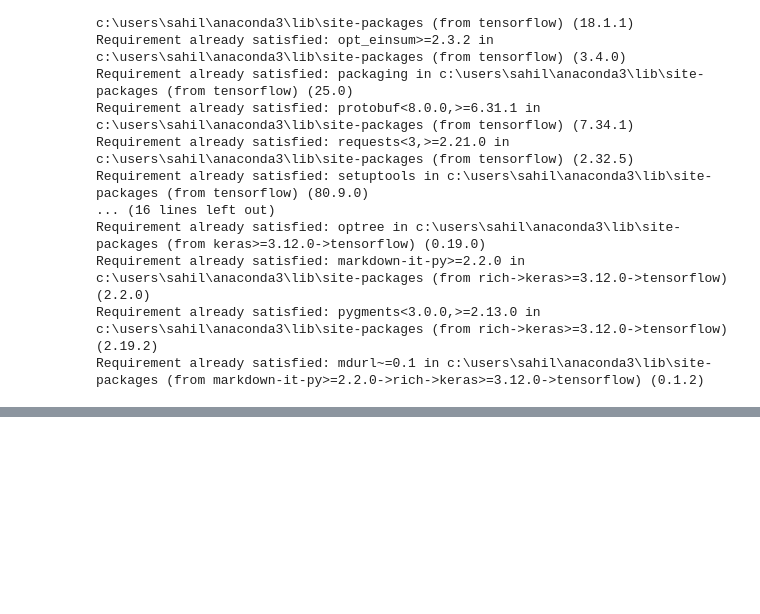
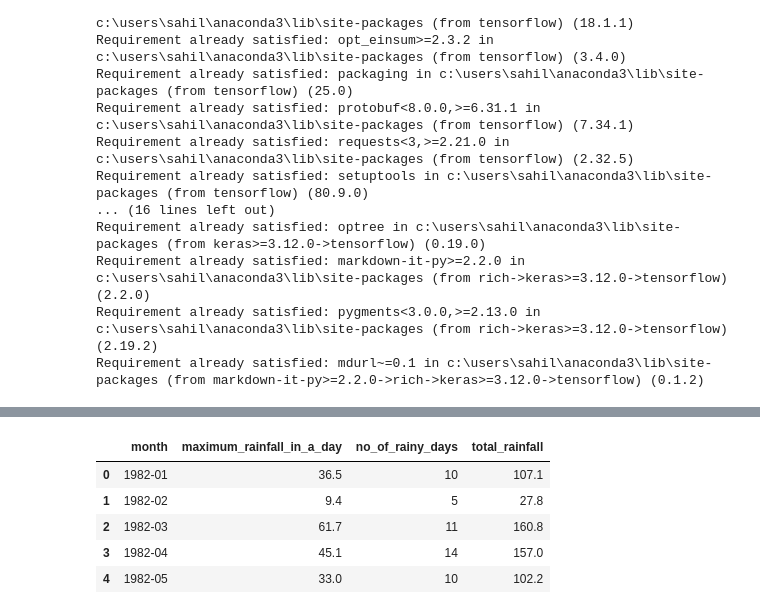
Before and after one commit to SahilLASKAR13/PROJECT, a Jupyter notebook: rainfall_pred/rainfall_pred.ipynb, the cells around one changed output, grey strips where cells are left out. Saved outputs shown, nothing was run; the diff lists cells and outputs as text; code cells hidden in the pictures; blank space fills up the shorter version.

```diff
--- a/rainfall_pred/rainfall_pred.ipynb
+++ b/rainfall_pred/rainfall_pred.ipynb
@@ -30,0 +99,13 @@ from tensorflow.keras.layers import LSTM, Dense, Dropout
+# %%
+# merging the three dataframes
+
+df = df1.merge(df2, on="month")
+df = df.merge(df3, on="month")
+df.head()
+# %% [output]
+|  | month | maximum_rainfall_in_a_day | no_of_rainy_days | total_rainfall |
+| 0 | 1982-01 | 36.5 | 10 | 107.1 |
+| 1 | 1982-02 | 9.4 | 5 | 27.8 |
+| 2 | 1982-03 | 61.7 | 11 | 160.8 |
+| 3 | 1982-04 | 45.1 | 14 | 157.0 |
+| 4 | 1982-05 | 33.0 | 10 | 102.2 |
```
Also changed, not shown: parts of 19 cells of this notebook.
